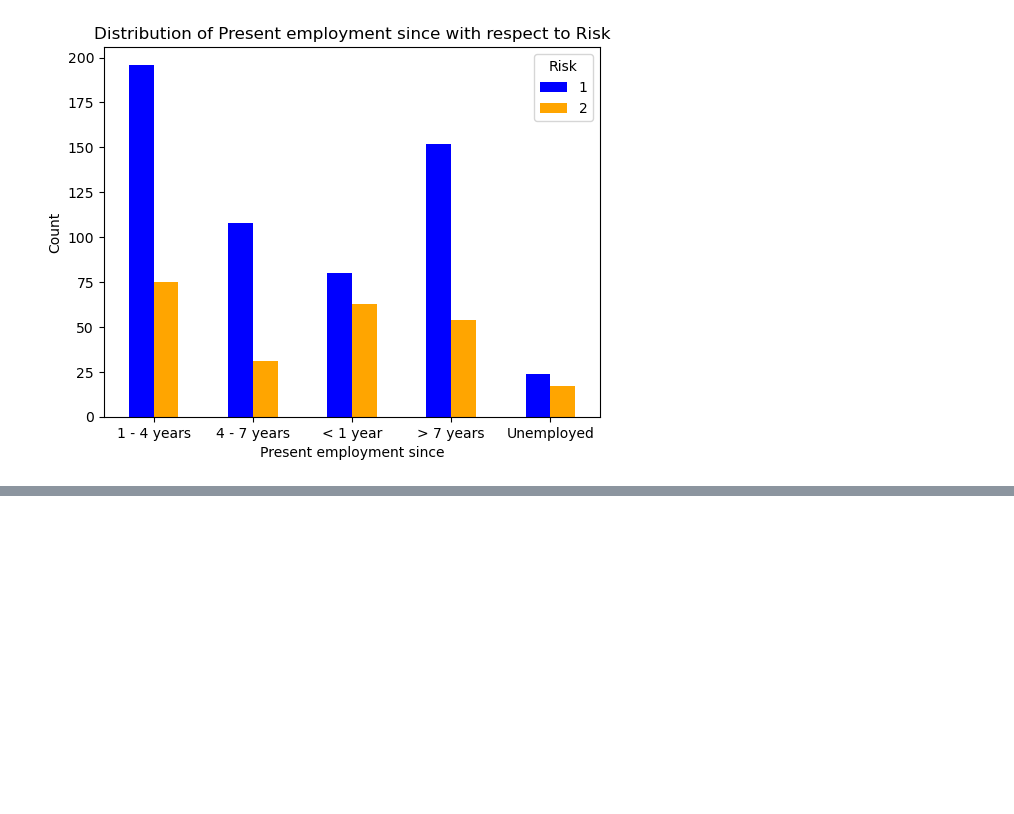
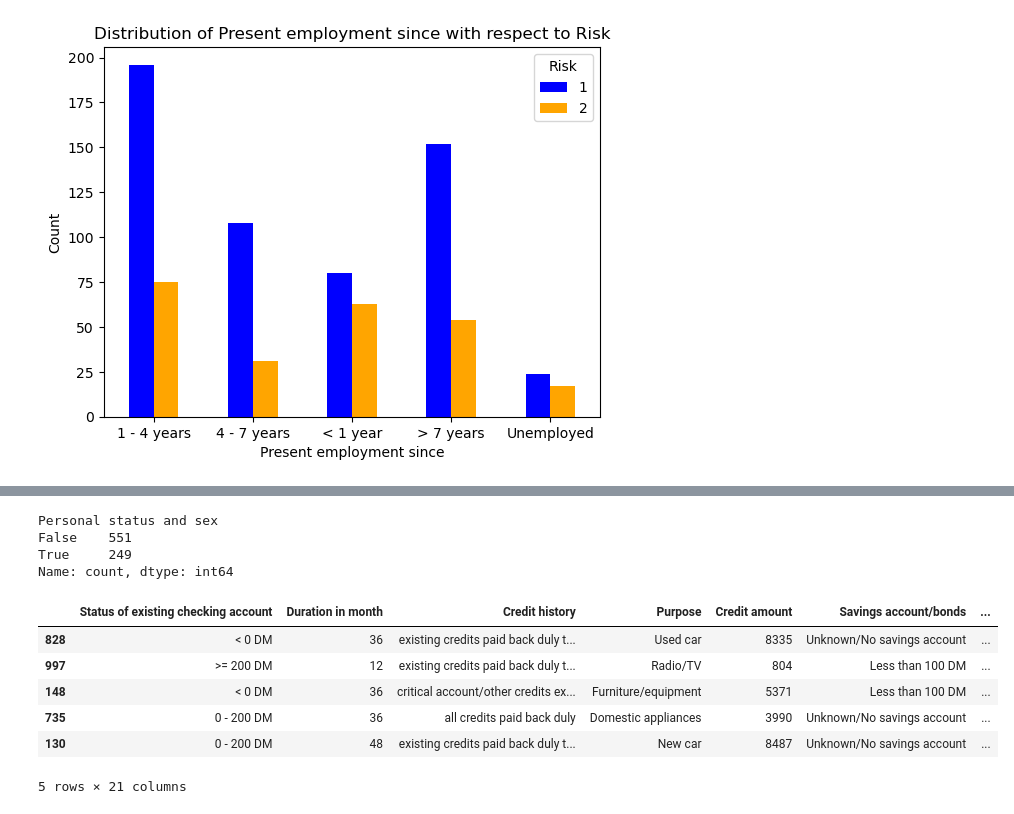
Before and after one commit to mwisechacha/Credit-Risk-Modelling, a Jupyter notebook: credit_risk.ipynb, the cells around one changed output, grey strips where cells are left out. Drawn from its saved outputs; the diff is of its cells as text; code cells hidden in the pictures; blank space fills up the shorter version.

```diff
--- a/credit_risk.ipynb
+++ b/credit_risk.ipynb
@@ -456,0 +496,10 @@ plt.show()
+# %%
+# create a new feature for personal status as female and male
+credit_visualization["Personal status"] = credit_visualization["Personal status and sex"].apply(
+	lambda x: "female" if "female" in x else "male"
+)
+# %% [output]
+Personal status and sex
+False    551
+True     249
+Name: count, dtype: int64
@@ -456,0 +508,47 @@ plt.show()
+# %%
+# renaming the rest on the instances in each feature
+credit_visualization["Other debtors / guarantors"] = credit_visualization["Other debtors / guarantors"].replace({
+    "A101": "none",
+    "A102": "co-applicant",
+    "A103": "guarantor"
+})
+credit_visualization["Property"] = credit_visualization["Property"].replace({
+    "A121": "real estate",
+    "A122": "building society savings agreement/life insurance",
+    "A123": "car or other",
+    "A124": "unknown / no property"
+})
+credit_visualization["Other installment plans"] = credit_visualization["Other installment plans"].replace({
+    "A141": "bank",
+    "A142": "stores",
+    "A143": "none"
+})
+credit_visualization["Housing"] = credit_visualization["Housing"].replace({
+    "A151": "rent",
+    "A152": "own",
+    "A153": "for free"
+})
+credit_visualization["Job"] = credit_visualization["Job"].replace({
+    "A171": "unemployed/ unskilled - non-resident",
+    "A172": "unskilled - resident",
+    "A173": "skilled employee / official",
+    "A174": "management/ self-employed/highly qualified employee/ officer",
+})
+credit_visualization["Telephone"] = credit_visualization["Telephone"].replace({
+    "A191": "none",
+    "A192": "yes, registered under the customers name"
+})
+credit_visualization["Foreign worker"] = credit_visualization["Foreign worker"].replace({
+    "A201": "yes",
+    "A202": "no"
+})
+
+credit_visualization.head()
+# %% [output]
+|  | Status of existing checking account | Duration in month | Credit history | Purpose | Credit amount | Savings account/bonds | ... |
+| 828 | < 0 DM | 36 | existing credits paid back duly t... | Used car | 8335 | Unknown/No savings account | ... |
+| 997 | >= 200 DM | 12 | existing credits paid back duly t... | Radio/TV | 804 | Less than 100 DM | ... |
+| 148 | < 0 DM | 36 | critical account/other credits ex... | Furniture/equipment | 5371 | Less than 100 DM | ... |
+| 735 | 0 - 200 DM | 36 | all credits paid back duly | Domestic appliances | 3990 | Unknown/No savings account | ... |
+| 130 | 0 - 200 DM | 48 | existing credits paid back duly t... | New car | 8487 | Unknown/No savings account | ... |
+5 rows × 21 columns
```
Also changed, not shown: parts of 6 cells of this notebook.
